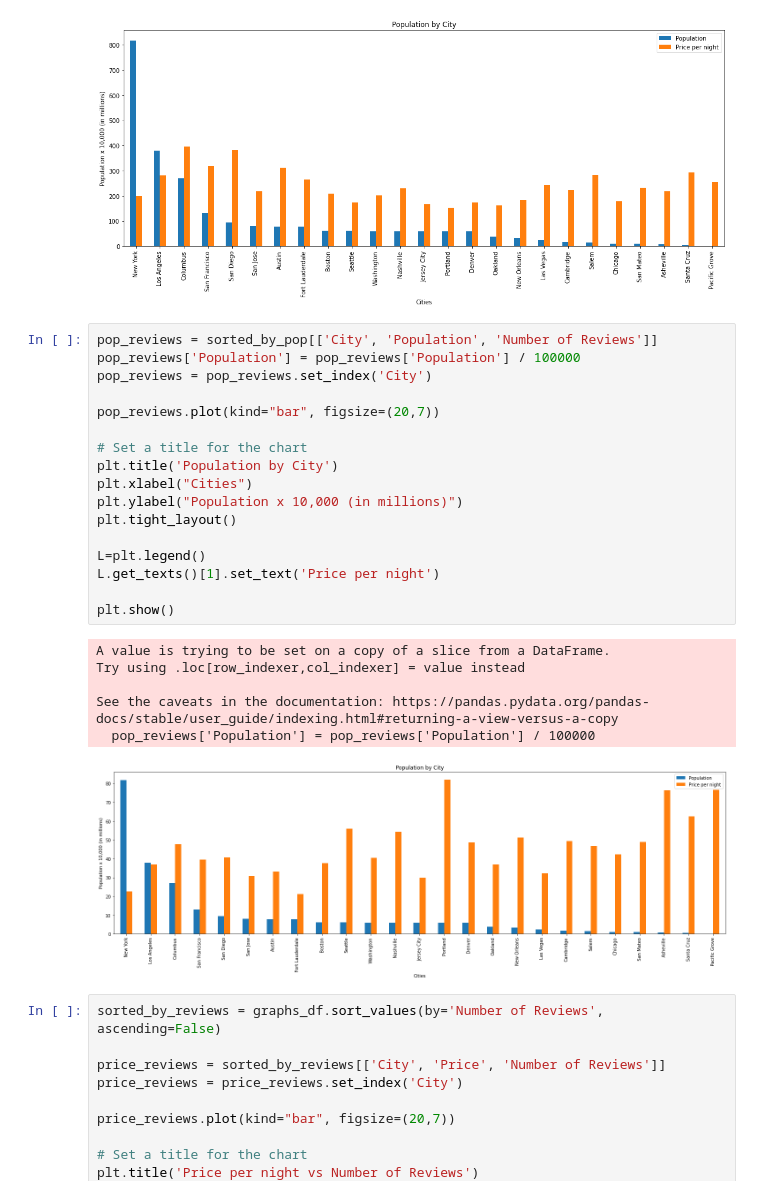
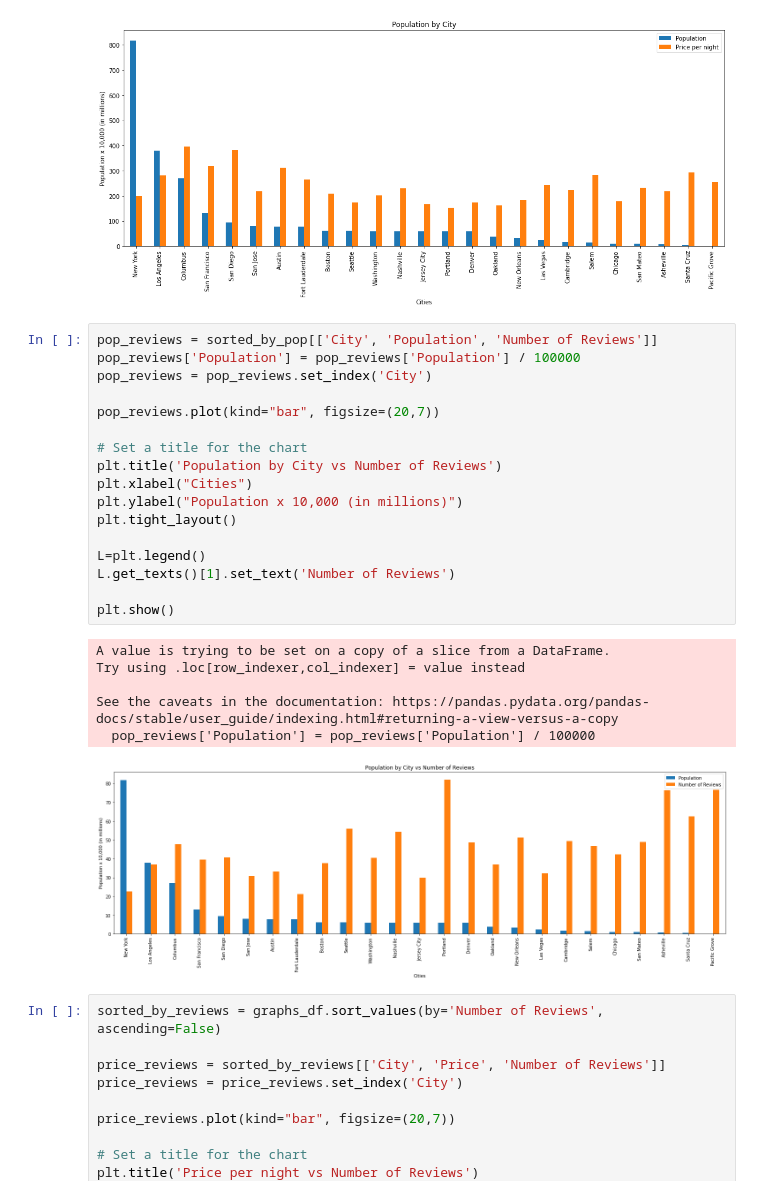
Before and after one commit to marieprosper77/Project1_Diplodocus_2, a Jupyter notebook: airbnb-starter.ipynb, the cells around one changed output. Saved outputs shown, nothing was run; the diff lists cells and outputs as text.

Commit message:
Changed graph labels and titles

```diff
--- a/airbnb-starter.ipynb
+++ b/airbnb-starter.ipynb
@@ -137,27 +137,27 @@ See the caveats in the documentation: https://pandas.pydata.org/pandas-docs/stab
 # %%
 pop_reviews = sorted_by_pop[['City', 'Population', 'Number of Reviews']]
 pop_reviews['Population'] = pop_reviews['Population'] / 100000
 pop_reviews = pop_reviews.set_index('City')
 
 pop_reviews.plot(kind="bar", figsize=(20,7))
 
 # Set a title for the chart
-plt.title('Population by City')
+plt.title('Population by City vs Number of Reviews')
 plt.xlabel("Cities")
 plt.ylabel("Population x 10,000 (in millions)")
 plt.tight_layout()
 
 L=plt.legend()
-L.get_texts()[1].set_text('Price per night')
+L.get_texts()[1].set_text('Number of Reviews')
 
 plt.show()
 # %% [output]
 A value is trying to be set on a copy of a slice from a DataFrame.
 Try using .loc[row_indexer,col_indexer] = value instead
 
 See the caveats in the documentation: https://pandas.pydata.org/pandas-docs/stable/user_guide/indexing.html#returning-a-view-versus-a-copy
   pop_reviews['Population'] = pop_reviews['Population'] / 100000
-[figure, old version]
+[figure, new version]
 # %%
 sorted_by_reviews = graphs_df.sort_values(by='Number of Reviews', ascending=False)
 
```
Also changed, not shown: parts of 1 cell of this notebook.
